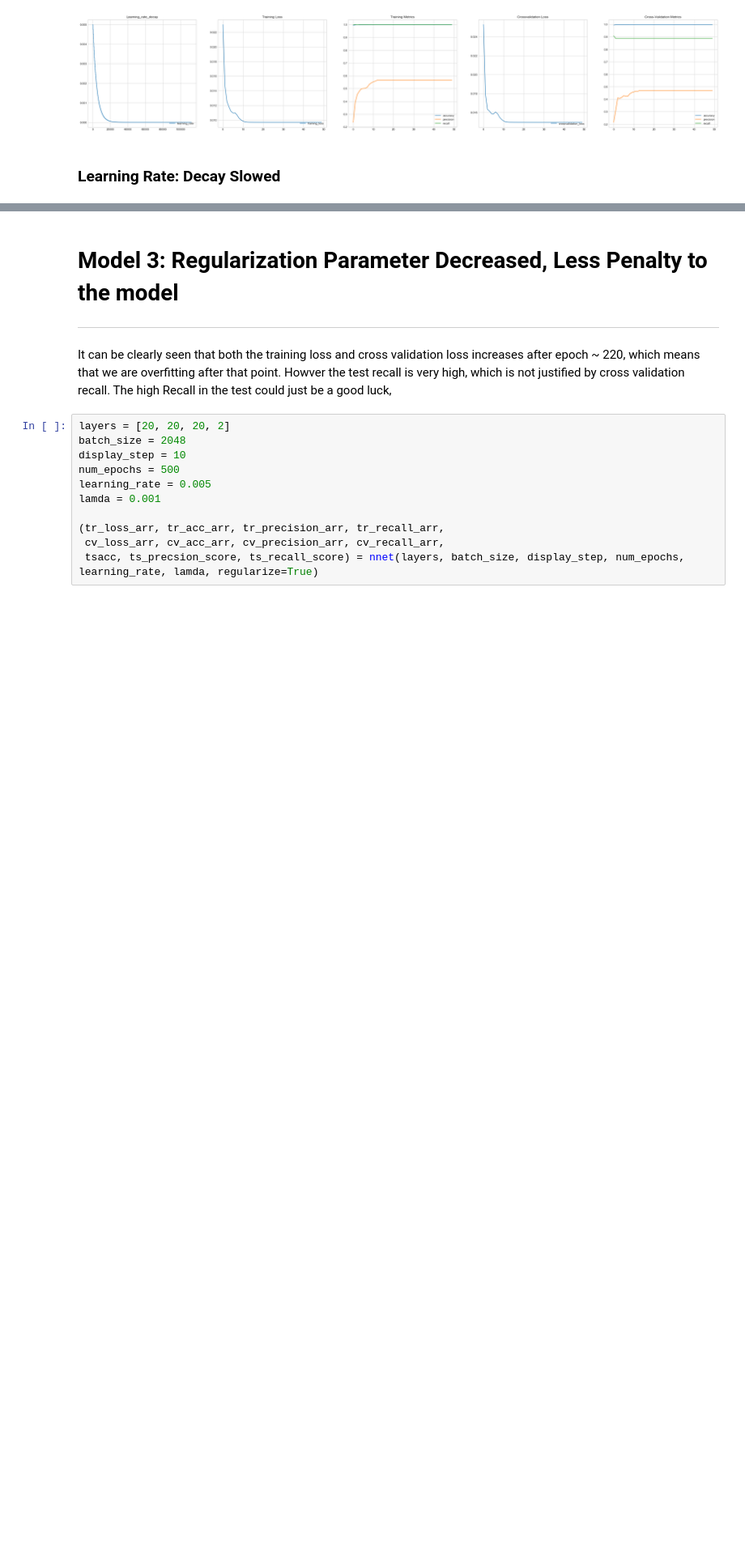
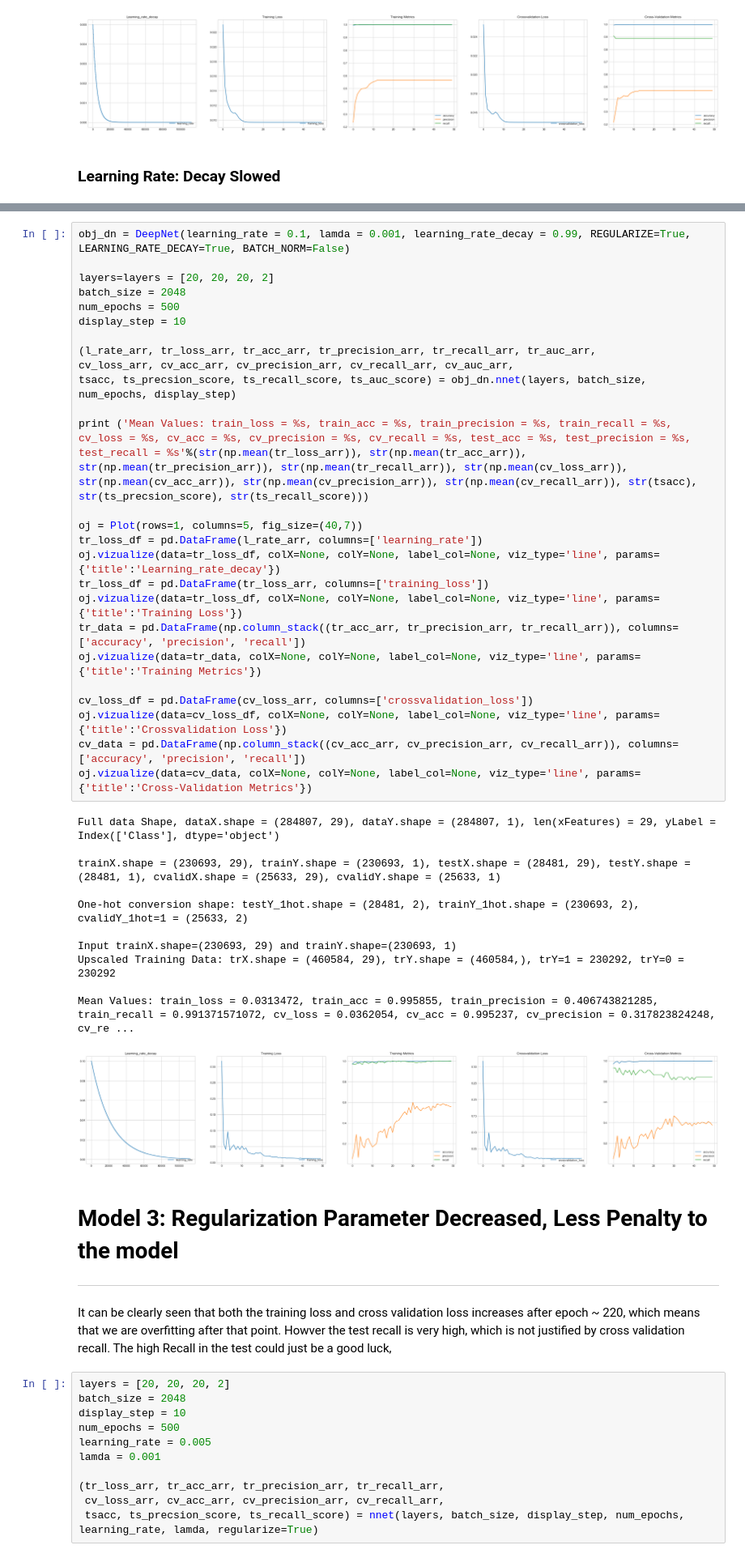
Before and after one commit to Sardhendu/Data-Science-Projects, a Jupyter notebook: CreditCardFraudDetection/model_eval_deepL.ipynb, the cells around one changed output, grey strips where cells are left out. Shown at 81% size. Saved outputs shown, nothing was run; the diff lists cells and outputs as text; blank space fills up the shorter version.

```diff
--- a/CreditCardFraudDetection/model_eval_deepL.ipynb
+++ b/CreditCardFraudDetection/model_eval_deepL.ipynb
@@ -275,3 +298,42 @@ Upscaled Training Data: trX.shape = (460584, 29), trY.shape = (460584,), trY=1 =
+# %%
+obj_dn = DeepNet(learning_rate = 0.1, lamda = 0.001, learning_rate_decay = 0.99, REGULARIZE=True, LEARNING_RATE_DECAY=True, BATCH_NORM=False)
+
+layers=layers = [20, 20, 20, 2]
+batch_size = 2048
+num_epochs = 500
+display_step = 10
+
+(l_rate_arr, tr_loss_arr, tr_acc_arr, tr_precision_arr, tr_recall_arr, tr_auc_arr,
+cv_loss_arr, cv_acc_arr, cv_precision_arr, cv_recall_arr, cv_auc_arr,
+tsacc, ts_precsion_score, ts_recall_score, ts_auc_score) = obj_dn.nnet(layers, batch_size, num_epochs, display_step)
+
+print ('Mean Values: train_loss = %s, train_acc = %s, train_precision = %s, train_recall = %s, cv_loss = %s, cv_acc = %s, cv_precision = %s, cv_recall = %s, test_acc = %s, test_precision = %s, test_recall = %s'%(str(np.mean(tr_loss_arr)), str(np.mean(tr_acc_arr)),
+str(np.mean(tr_precision_arr)), str(np.mean(tr_recall_arr)), str(np.mean(cv_loss_arr)), str(np.mean(cv_acc_arr)), str(np.mean(cv_precision_arr)), str(np.mean(cv_recall_arr)), str(tsacc), str(ts_precsion_score), str(ts_recall_score)))
+
+oj = Plot(rows=1, columns=5, fig_size=(40,7))
+tr_loss_df = pd.DataFrame(l_rate_arr, columns=['learning_rate'])
+oj.vizualize(data=tr_loss_df, colX=None, colY=None, label_col=None, viz_type='line', params={'title':'Learning_rate_decay'})
+tr_loss_df = pd.DataFrame(tr_loss_arr, columns=['training_loss'])
+oj.vizualize(data=tr_loss_df, colX=None, colY=None, label_col=None, viz_type='line', params={'title':'Training Loss'})
+tr_data = pd.DataFrame(np.column_stack((tr_acc_arr, tr_precision_arr, tr_recall_arr)), columns=['accuracy', 'precision', 'recall'])
+oj.vizualize(data=tr_data, colX=None, colY=None, label_col=None, viz_type='line', params={'title':'Training Metrics'})
+
+cv_loss_df = pd.DataFrame(cv_loss_arr, columns=['crossvalidation_loss'])
+oj.vizualize(data=cv_loss_df, colX=None, colY=None, label_col=None, viz_type='line', params={'title':'Crossvalidation Loss'})
+cv_data = pd.DataFrame(np.column_stack((cv_acc_arr, cv_precision_arr, cv_recall_arr)), columns=['accuracy', 'precision', 'recall'])
+oj.vizualize(data=cv_data, colX=None, colY=None, label_col=None, viz_type='line', params={'title':'Cross-Validation Metrics'})
+# %% [output]
+Full data Shape, dataX.shape = (284807, 29), dataY.shape = (284807, 1), len(xFeatures) = 29, yLabel = Index(['Class'], dtype='object')
+
+trainX.shape = (230693, 29), trainY.shape = (230693, 1), testX.shape = (28481, 29), testY.shape = (28481, 1), cvalidX.shape = (25633, 29), cvalidY.shape = (25633, 1)
+
+One-hot conversion shape: testY_1hot.shape = (28481, 2), trainY_1hot.shape = (230693, 2), cvalidY_1hot=1 = (25633, 2)
+
+Input trainX.shape=(230693, 29) and trainY.shape=(230693, 1)
+Upscaled Training Data: trX.shape = (460584, 29), trY.shape = (460584,), trY=1 = 230292, trY=0 = 230292
+
+Mean Values: train_loss = 0.0313472, train_acc = 0.995855, train_precision = 0.406743821285, train_recall = 0.991371571072, cv_loss = 0.0362054, cv_acc = 0.995237, cv_precision = 0.317823824248, cv_re ...
+[figure, added]
 # %% [markdown]
 # Model 3: Regularization Parameter Decreased, Less Penalty to the model
 ----------
```
Also changed, not shown: parts of 4 cells of this notebook, 8 other files.
